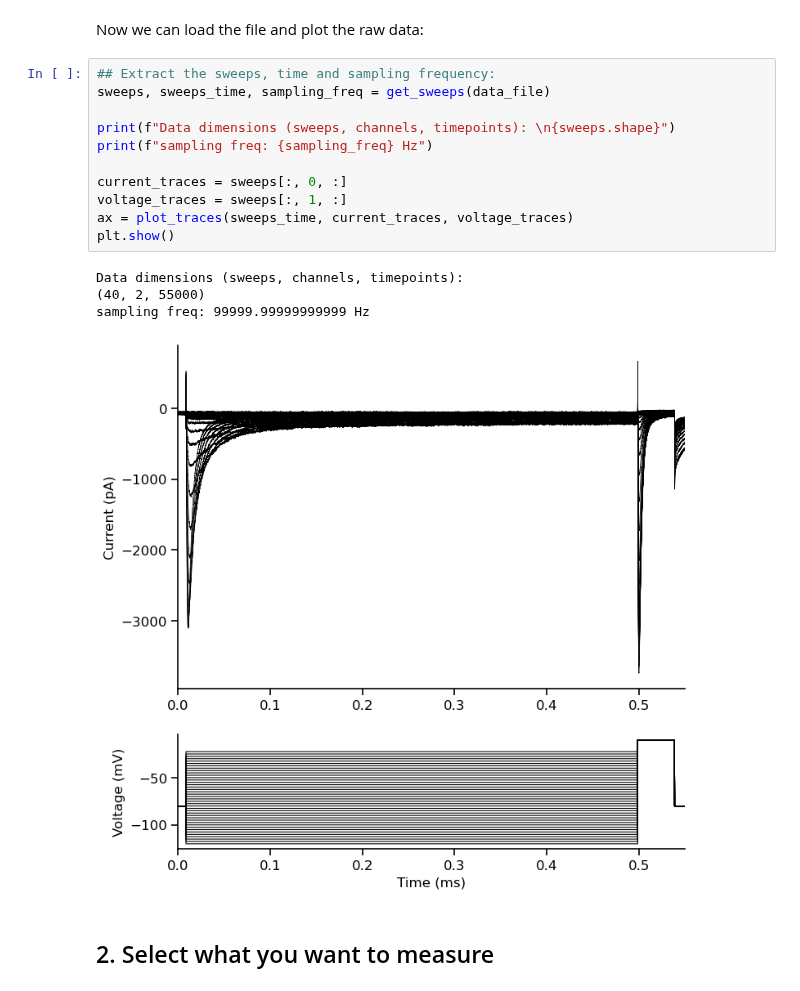
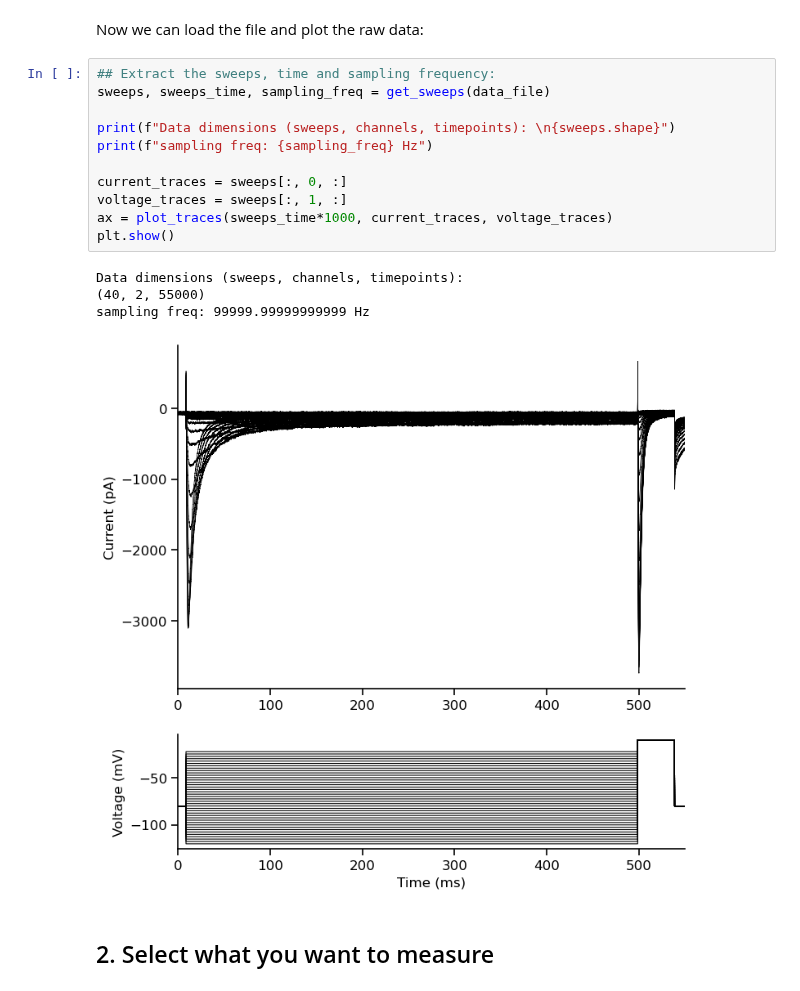
Before and after one commit to argalloni/CSHL_IonChannels2025, a Jupyter notebook: CSHL 2 - Na inactivation.ipynb, the cells around one changed output. Saved outputs shown, nothing was run; the diff lists cells and outputs as text.

```diff
--- a/CSHL 2 - Na inactivation.ipynb
+++ b/CSHL 2 - Na inactivation.ipynb
@@ -33,19 +33,19 @@ Now we can load the file and plot the raw data:
 # %%
 ## Extract the sweeps, time and sampling frequency:
 sweeps, sweeps_time, sampling_freq = get_sweeps(data_file)
 
 print(f"Data dimensions (sweeps, channels, timepoints): \n{sweeps.shape}")
 print(f"sampling freq: {sampling_freq} Hz")
 
 current_traces = sweeps[:, 0, :]
 voltage_traces = sweeps[:, 1, :]
-ax = plot_traces(sweeps_time, current_traces, voltage_traces)
+ax = plot_traces(sweeps_time*1000, current_traces, voltage_traces)
 plt.show()
 # %% [output]
 Data dimensions (sweeps, channels, timepoints):
 (40, 2, 55000)
 sampling freq: 99999.99999999999 Hz
-[figure, old version]
+[figure, new version]
 # %% [markdown]
 ## 2. Select what you want to measure
 # %% [markdown]
```
Also changed, not shown: parts of 1 cell of this notebook, 2 other files.
